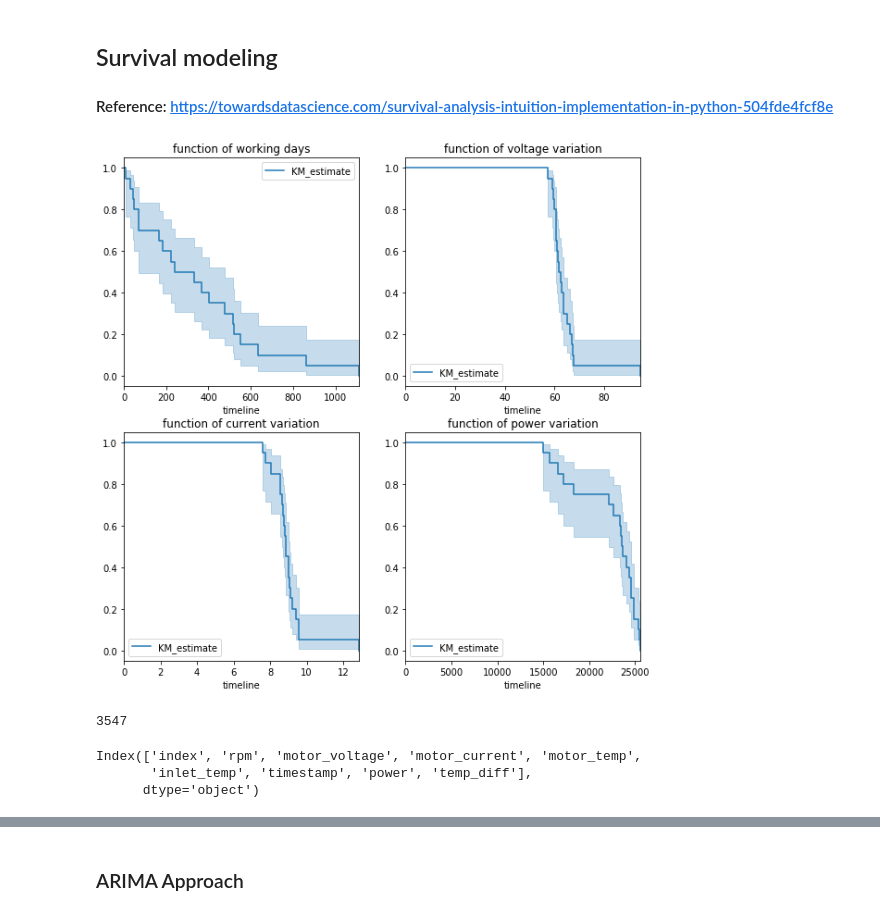
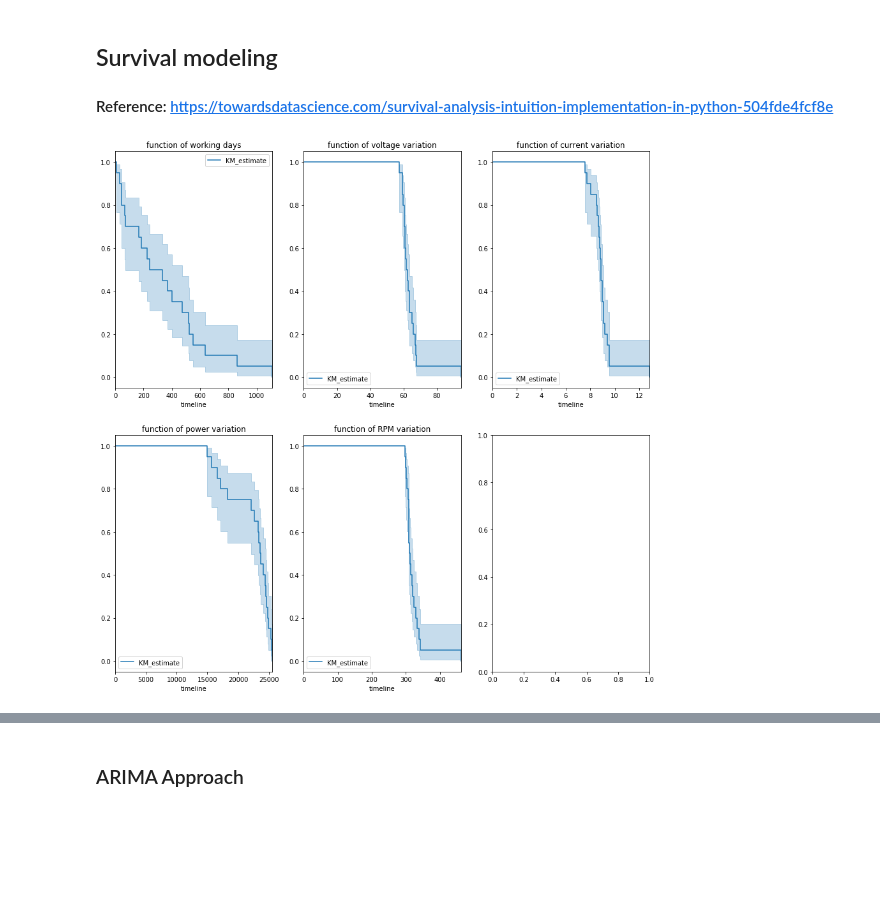
Before and after one commit to ajeyamk/challenges, a Jupyter notebook: data-science/Data science challenge.ipynb, the cells around one changed output, grey strips where cells are left out. Saved outputs shown, nothing was run; the diff lists cells and outputs as text; code cells hidden in the pictures; blank space fills up the shorter version.

```diff
--- a/data-science/Data science challenge.ipynb
+++ b/data-science/Data science challenge.ipynb
@@ -134,31 +136,31 @@ class RMS(object):
 
     def plotly_rms_ts(self, df, title= None):
         rpm = go.Scatter(
-            x=df.index,
+            x=df.timestamp,
             y=df['rpm'],
             name = "RPM",
             line = dict(color = '#17BECF'),
             opacity = 0.8)
         motor_voltage = go.Scatter(
-            x=df.index,
+            x=df.timestamp,
             y=df['motor_voltage'],
             name = "Motor Voltage",
             line = dict(color = '#7F7F7F'),
             opacity = 0.8)
         motor_current = go.Scatter(
-            x=df.index,
+            x=df.timestamp,
             y=df['motor_current'],
             name = "Motor Current",
             line = dict(color = '#d62728'),
             opacity = 0.8)
         motor_temp = go.Scatter(
-            x=df.index,
+            x=df.timestamp,
             y=df['motor_temp'],
             name = "Motor Temperature",
             line = dict(color = '#e377c2'),
             opacity = 0.8)
         inlet_temp = go.Scatter(
-            x=df.index,
+            x=df.timestamp,
             y=df['inlet_temp'],
             name = "Inlet Temperature",
             line = dict(color = '#ff7f0e'),
@@ -285,7 +287,7 @@ def get_test_or_train_sensors(units, file_paths = None):
             sensor_obj = RMS(rms_path=file_paths.get(sensor_var)[0], alarm_path = file_paths.get(sensor_var)[1])
             rms_cleaned_df = helper.remove_outliers(sensor_obj.rms)
             sensor_obj.assign_cleaned_df(rms_cleaned_df)
-            sensor_obj.noise_free_rms_processed = sensor_obj.noise_free_rms
+            sensor_obj.noise_free_rms_processed = sensor_obj.noise_free_rms.copy()
             sensor_obj.noise_free_rms_processed.reset_index(level=0, inplace=True)
             sensor_obj.noise_free_rms_processed['timestamp'] = pd.to_datetime(sensor_obj.noise_free_rms_processed['index'],
                                                                               format="%Y-%m-%d %H:%M:%S")
@@ -397,7 +408,7 @@ Consider using IPython.display.IFrame instead
 # %%
 def get_working_days(sensors):
     working_life = []
-    v_std, i_std, p_std = [], [], []
+    v_std, i_std, p_std, rpm_std = [], [], [], []
     for each_s in sensors:
         desc = each_s.noise_free_rms_processed.describe()
         working_life.append(
@@ -406,19 +417,21 @@ def get_working_days(sensors):
         v_std.append(desc['motor_voltage']['std'])
         i_std.append(desc['motor_current']['std'])
         p_std.append(desc['power']['std'])
-    return working_life, v_std, i_std, p_std
-sensor_life, v_std, i_std, p_std = get_working_days(sensors)
+        rpm_std.append(desc['rpm']['std'])
+    return working_life, v_std, i_std, p_std, rpm_std
+sensor_life, v_std, i_std, p_std, rpm_std = get_working_days(sensors)
 # %%
 from lifelines import KaplanMeierFitter
-fig, axes = plt.subplots(2, 2, figsize=(10, 10))
-axes = axes.reshape(4,)
+fig, axes = plt.subplots(2, 3, figsize=(15, 15))
+axes = axes.reshape(6,)
 titles = ["function of working days",
          "function of voltage variation",
          "function of current variation",
-         "function of power variation"]
-for i, model in enumerate([sensor_life, v_std, i_std, p_std]):
+         "function of power variation",
+         "function of RPM variation"]
+for i, model in enumerate([sensor_life, v_std, i_std, p_std, rpm_std]):
     axes[i].set_title(titles[i])
     KaplanMeierFitter(alpha=0.1).fit(durations = model, event_observed = [1]*len(model)).plot(ax=axes[i],)
 plt.show()
 # %% [output]
-[figure, old version]
+[figure, new version]
@@ -435,4 +437,0 @@ abcd = clus.predict(test_sensors[0].noise_free_rms_processed[cols])
-# %%
-print(len(abcd))
-# %% [output]
-3547
@@ -524,6 +437,0 @@ fig['layout']['scene5'].update(scene)
-# %%
-sensors[0].noise_free_rms_processed.columns
-# %% [output]
-Index(['index', 'rpm', 'motor_voltage', 'motor_current', 'motor_temp',
-       'inlet_temp', 'timestamp', 'power', 'temp_diff'],
-      dtype='object')
```
Also changed, not shown: parts of 35 cells of this notebook.
